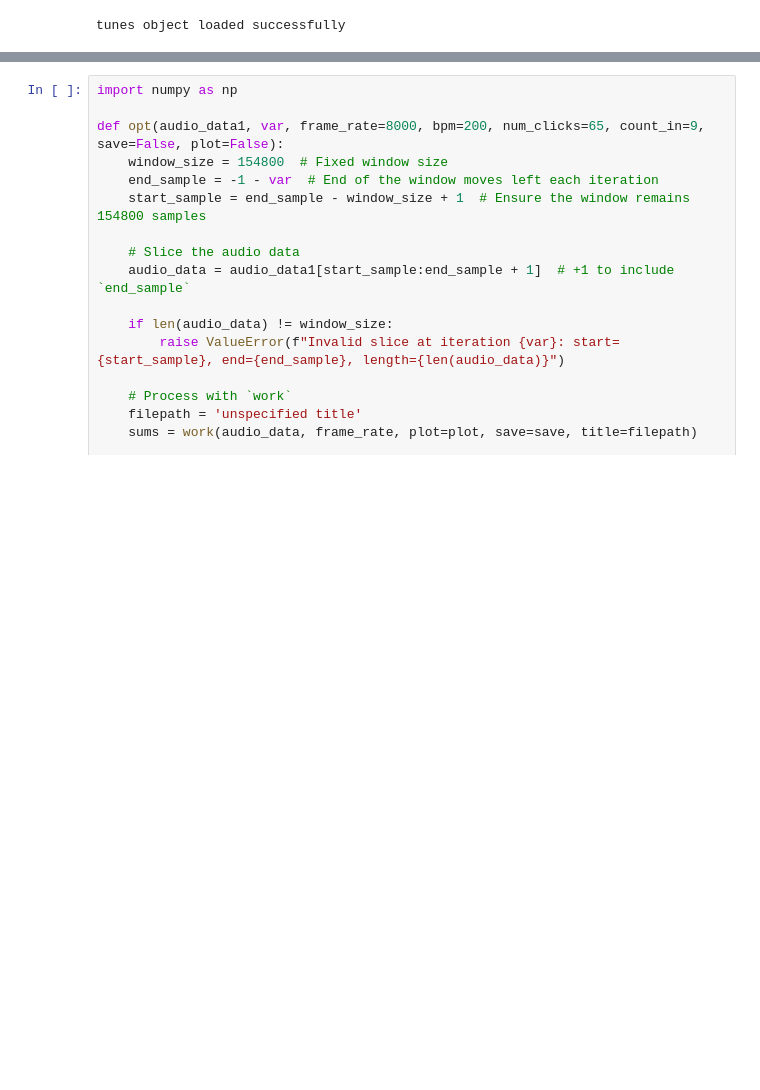
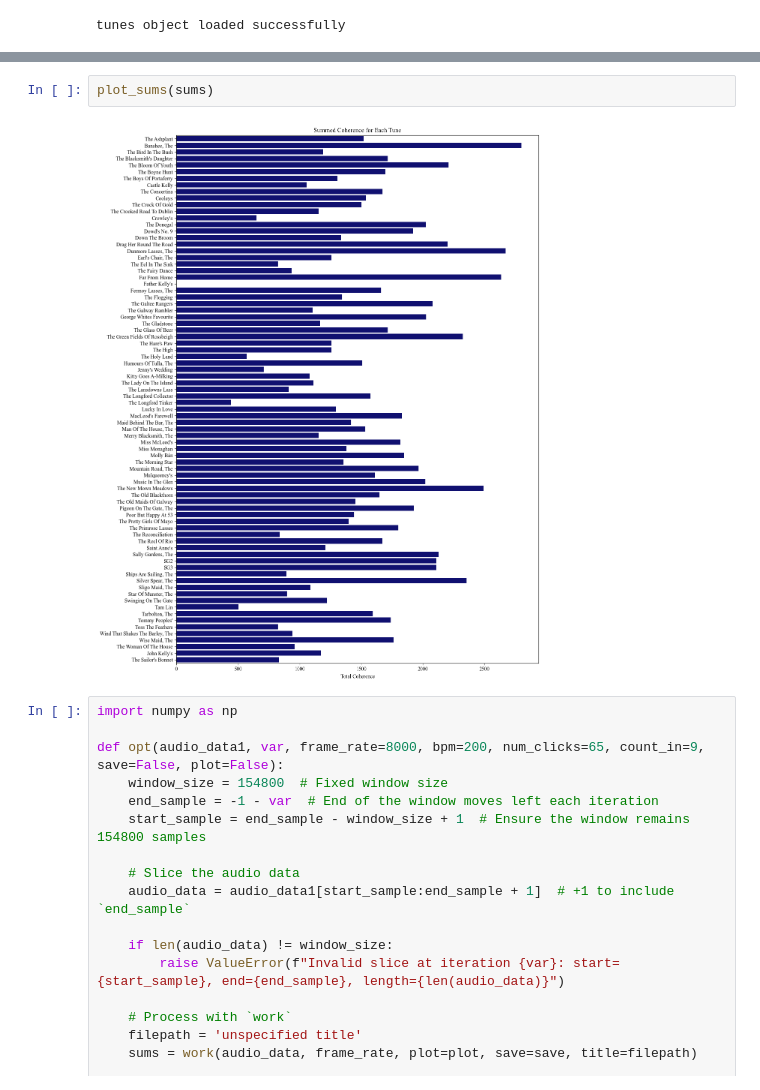
Before and after one commit to noshore5/Wavelet-Tech, a Jupyter notebook: synthetic_tunes/main_project.ipynb, the cells around one changed output, grey strips where cells are left out. Drawn from its saved outputs; the diff is of its cells as text; blank space fills up the shorter version.

```diff
--- a/synthetic_tunes/main_project.ipynb
+++ b/synthetic_tunes/main_project.ipynb
@@ -683,3 +706,7 @@ Top Guesses: ['Mountain Road, The', 'George Whites Favourite', 'The Donegal', 'T
+# %%
+plot_sums(sums)
+# %% [output]
+[figure, added]
 # %%
 import numpy as np
 
```
Also changed, not shown: parts of 6 cells of this notebook, 9 other files.
